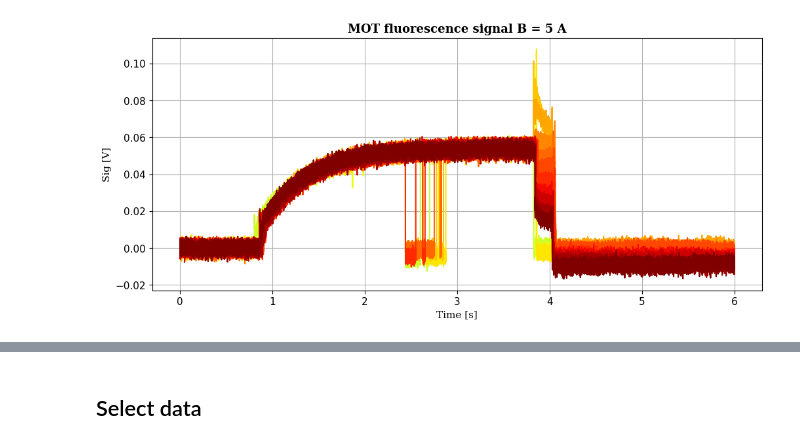
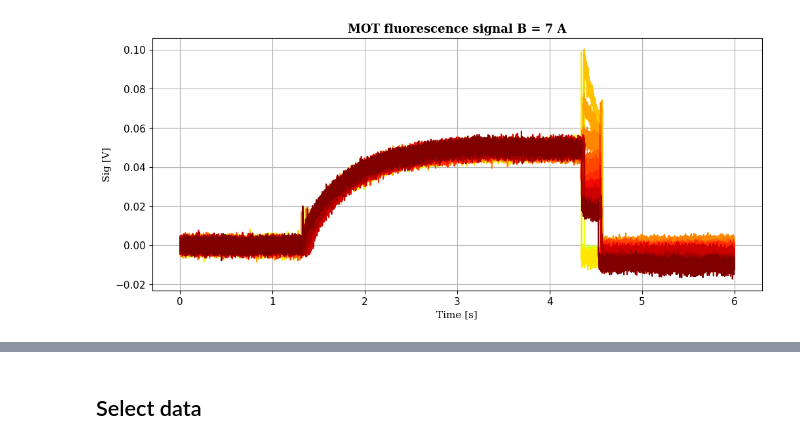
Before and after one commit to Leonardo-Razzai/MOT, a Jupyter notebook: Data/varying_B_and_D/fit_s0.ipynb, the cells around one changed output, grey strips where cells are left out. Drawn from its saved outputs; the diff is of its cells as text; code cells hidden in the pictures.

Commit message:
Add readme, nad notebook to compare data from different magnetic field

```diff
--- a/Data/varying_B_and_D/fit_s0.ipynb
+++ b/Data/varying_B_and_D/fit_s0.ipynb
@@ -2,9 +2,9 @@
 from AnMOT import *
 # %%
 D_L = 1036 # MHz
-B = 5 # A
+B = 7 # A
 DATE = './2024-12-18/'
 
 BN_vals = range(1025, 1050, 2) # MHz
-DataSetB_5 = MOTdata(DATE, B=5, BN_vals=BN_vals, BN_L=D_L)
+DataSet = MOTdata(DATE, B=B, BN_vals=BN_vals, BN_L=D_L)
 # %%
@@ -12,4 +12,4 @@ DataSetB_5.ImportData()
 # %%
-DataSetB_5.PlotRawData()
+DataSet.PlotRawData()
 # %% [output]
-[figure, old version]
+[figure, new version]
```
Also changed, not shown: parts of 9 cells of this notebook, 8 other files.
